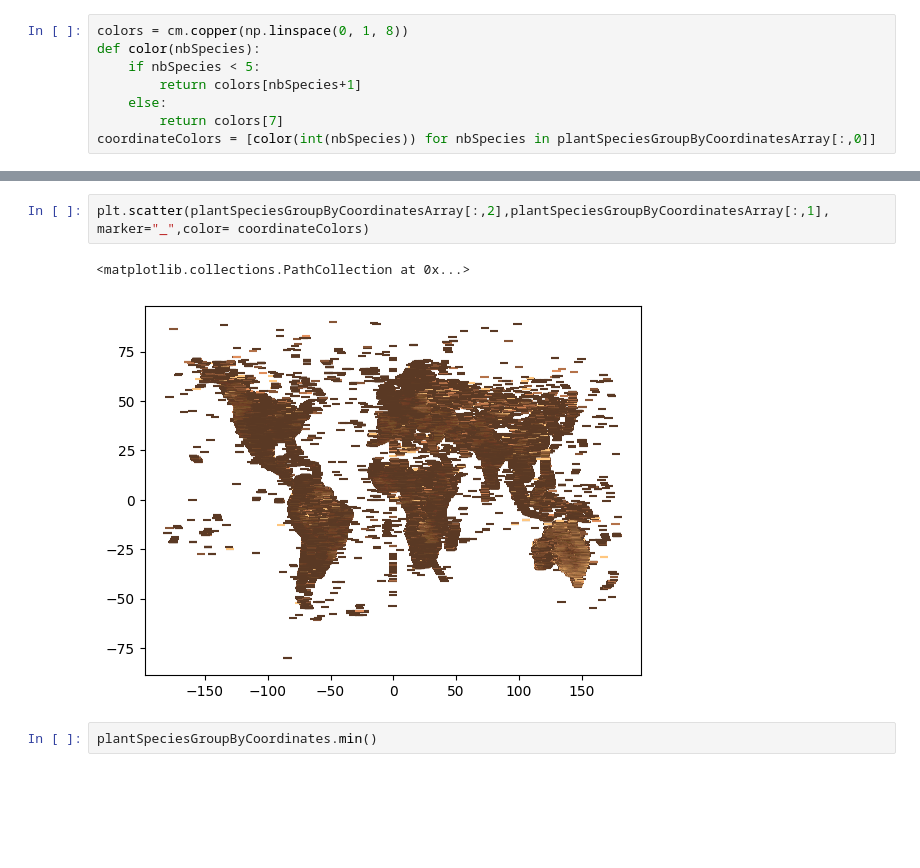
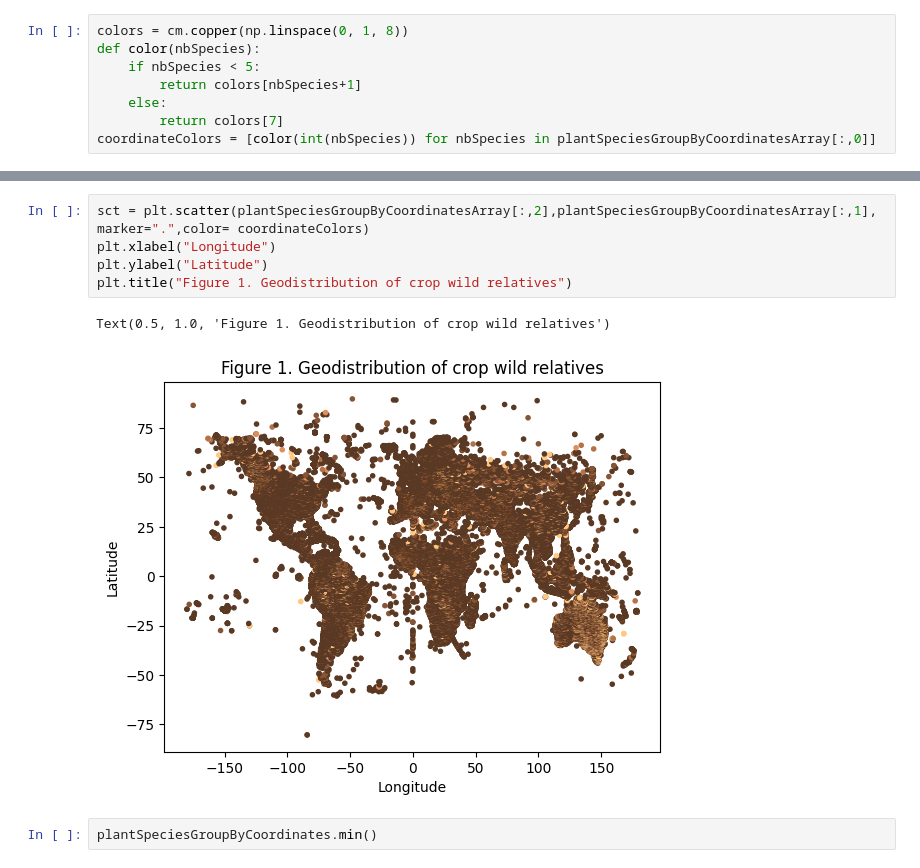
Before and after one commit to thomasghobril/apparitionAgriculture, a Jupyter notebook: biodiversity/plantspecies.ipynb, the cells around one changed output, grey strips where cells are left out. Cells and saved outputs as stored; diff of their text form; blank space fills up the shorter version.

Commit message:
explore plots

```diff
--- a/biodiversity/plantspecies.ipynb
+++ b/biodiversity/plantspecies.ipynb
@@ -116,8 +127,11 @@ coordinateColors = [color(int(nbSpecies)) for nbSpecies in plantSpeciesGroupByCo
 # %%
-plt.scatter(plantSpeciesGroupByCoordinatesArray[:,2],plantSpeciesGroupByCoordinatesArray[:,1], marker="_",color= coordinateColors)
+sct = plt.scatter(plantSpeciesGroupByCoordinatesArray[:,2],plantSpeciesGroupByCoordinatesArray[:,1], marker=".",color= coordinateColors)
+plt.xlabel("Longitude")
+plt.ylabel("Latitude")
+plt.title("Figure 1. Geodistribution of crop wild relatives")
 # %% [output]
-<matplotlib.collections.PathCollection at 0x...>
+Text(0.5, 1.0, 'Figure 1. Geodistribution of crop wild relatives')
-[figure, old version]
+[figure, new version]
 # %%
 plantSpeciesGroupByCoordinates.min()
 # %% [output]
```
Also changed, not shown: parts of 2 cells of this notebook.
